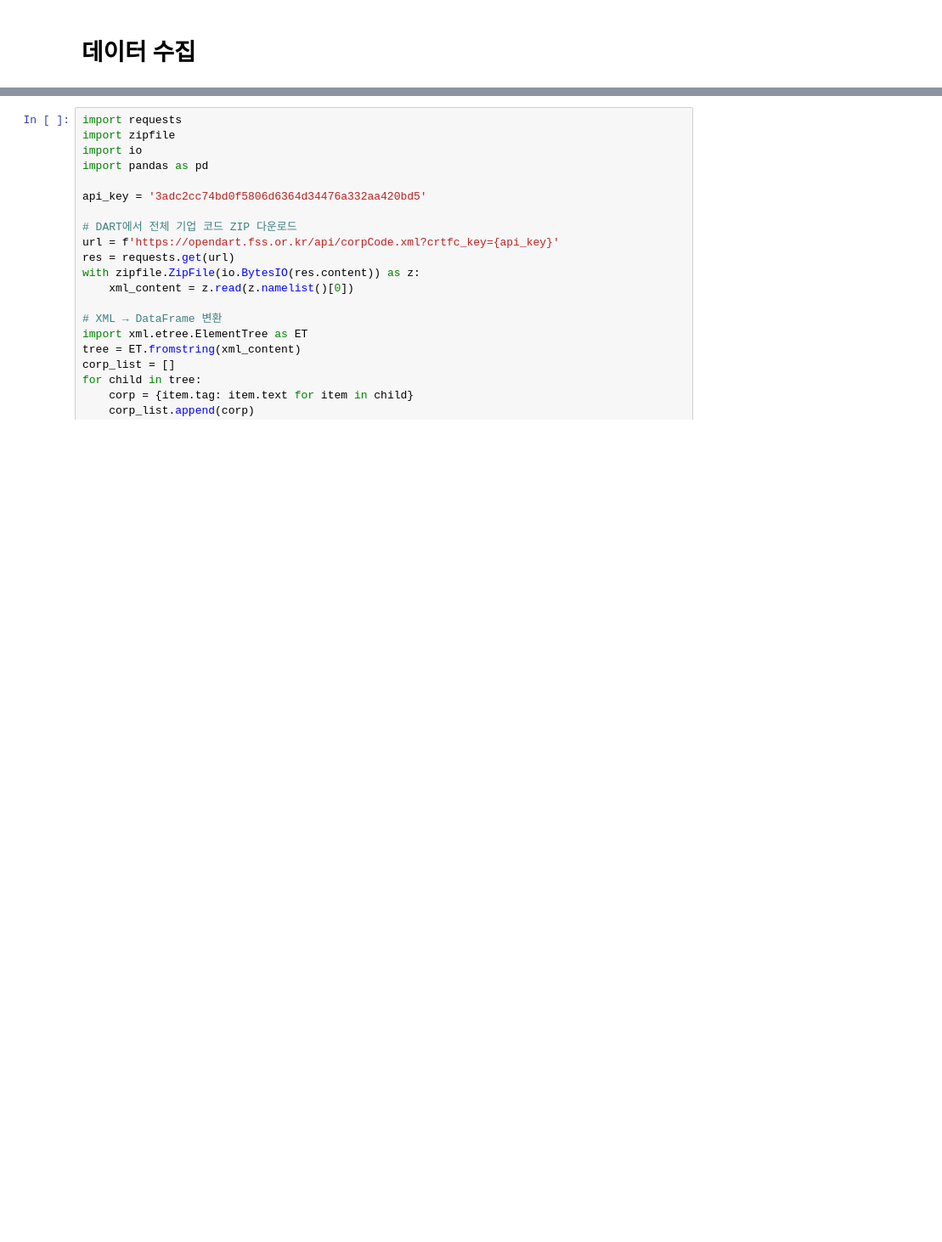
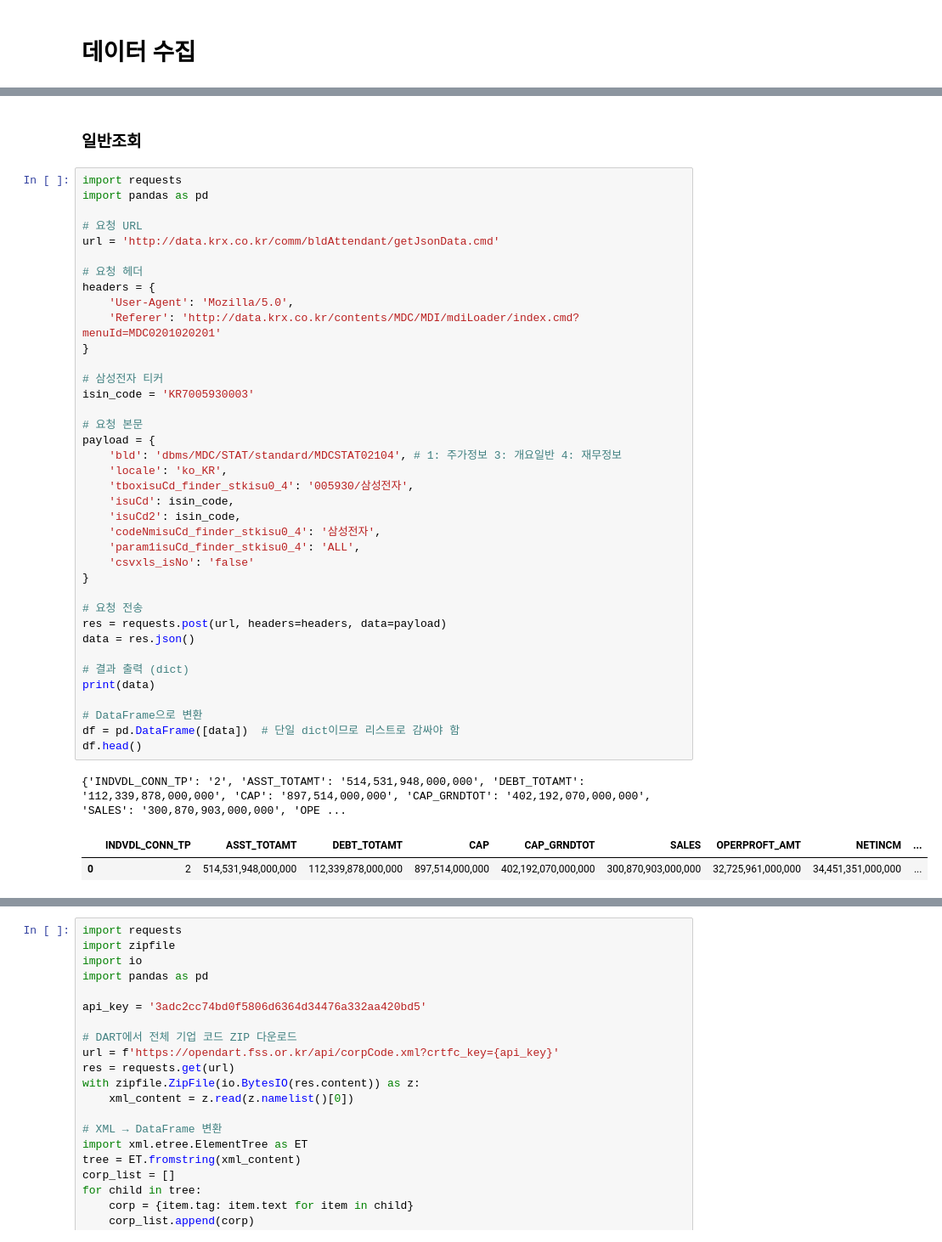
Before and after one commit to TrulySangwonDays/Side_project, a Jupyter notebook: 종목조회_코드.ipynb, the cells around one changed output, grey strips where cells are left out. Shown: that part at 85% size. Cells and saved outputs as stored; diff of their text form; blank space fills up the shorter version.

```diff
--- a/종목조회_코드.ipynb
+++ b/종목조회_코드.ipynb
@@ -195,0 +200,44 @@ duckdb.query(
+# %% [markdown]
+### 일반조회
+# %%
+import requests
+import pandas as pd
+
+# 요청 URL
+url = 'http://data.krx.co.kr/comm/bldAttendant/getJsonData.cmd'
+
+# 요청 헤더
+headers = {
+    'User-Agent': 'Mozilla/5.0',
+    'Referer': 'http://data.krx.co.kr/contents/MDC/MDI/mdiLoader/index.cmd?menuId=MDC0201020201'
+}
+
+# 삼성전자 티커
+isin_code = 'KR7005930003'
+
+# 요청 본문
+payload = {
+    'bld': 'dbms/MDC/STAT/standard/MDCSTAT02104', # 1: 주가정보 3: 개요일반 4: 재무정보
+    'locale': 'ko_KR',
+    'tboxisuCd_finder_stkisu0_4': '005930/삼성전자',
+    'isuCd': isin_code,
+    'isuCd2': isin_code,
+    'codeNmisuCd_finder_stkisu0_4': '삼성전자',
+    'param1isuCd_finder_stkisu0_4': 'ALL',
+    'csvxls_isNo': 'false'
+}
+
+# 요청 전송
+res = requests.post(url, headers=headers, data=payload)
+data = res.json()
+
+# 결과 출력 (dict)
+print(data)
+
+# DataFrame으로 변환
+df = pd.DataFrame([data])  # 단일 dict이므로 리스트로 감싸야 함
+df.head()
+# %% [output]
+{'INDVDL_CONN_TP': '2', 'ASST_TOTAMT': '514,531,948,000,000', 'DEBT_TOTAMT': '112,339,878,000,000', 'CAP': '897,514,000,000', 'CAP_GRNDTOT': '402,192,070,000,000', 'SALES': '300,870,903,000,000', 'OPE ...
+|  | INDVDL_CONN_TP | ASST_TOTAMT | DEBT_TOTAMT | CAP | CAP_GRNDTOT | SALES | OPERPROFT_AMT | NETINCM | ... |
+| 0 | 2 | 514,531,948,000,000 | 112,339,878,000,000 | 897,514,000,000 | 402,192,070,000,000 | 300,870,903,000,000 | 32,725,961,000,000 | 34,451,351,000,000 | ... |
```
Also changed, not shown: parts of 18 cells of this notebook.
